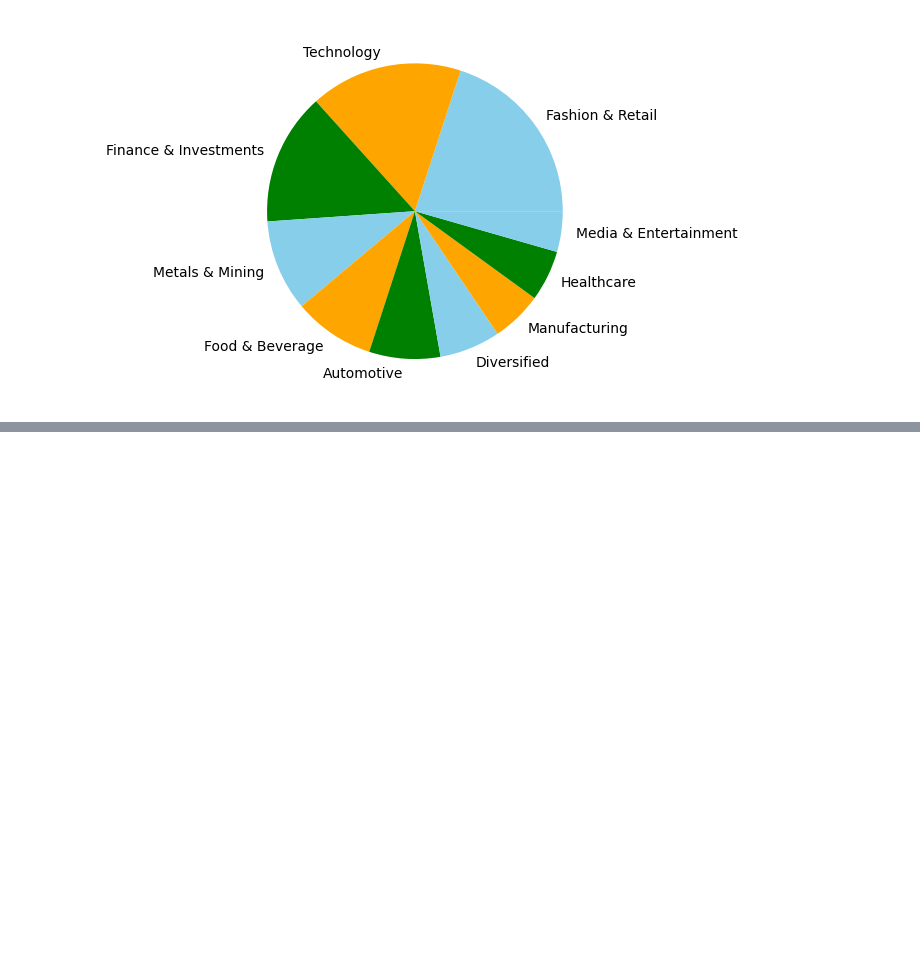
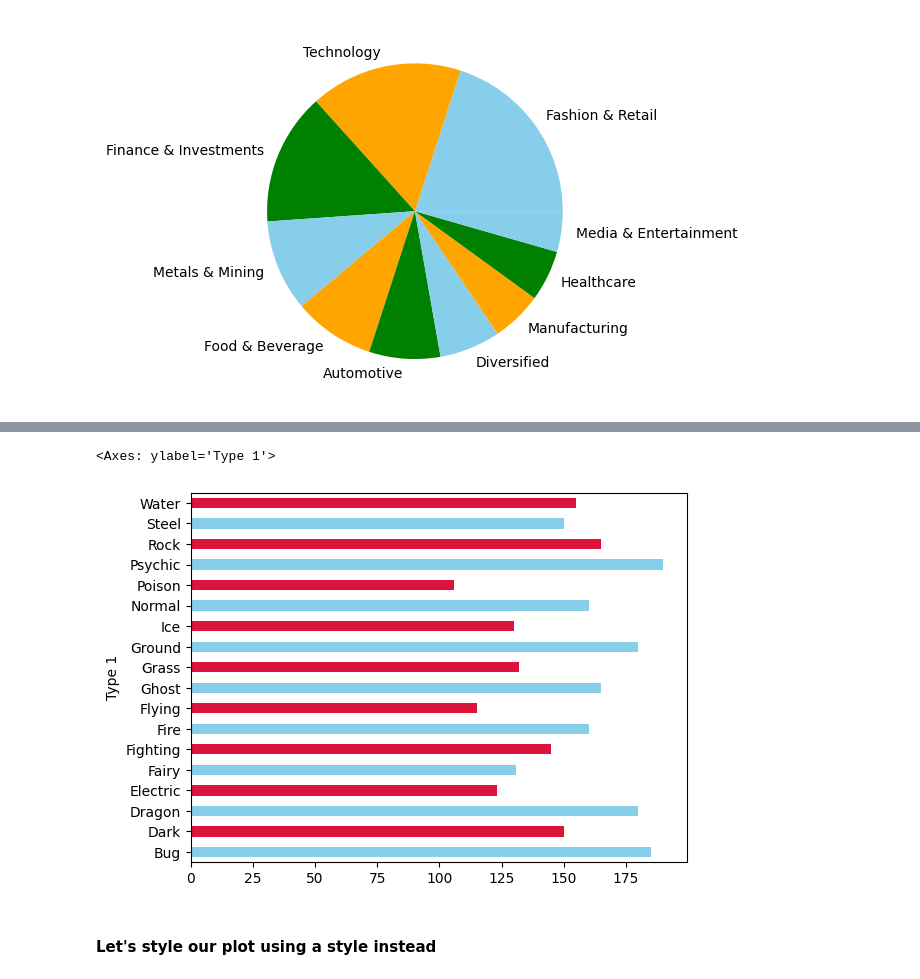
Before and after one commit to abhikr128/Pandas, a Jupyter notebook: 9_(3)matplotlib.ipynb, the cells around one changed output, grey strips where cells are left out. Drawn from its saved outputs; the diff is of its cells as text; code cells hidden in the pictures; blank space fills up the shorter version.

Commit message:
stylesheet

```diff
--- a/9_(3)matplotlib.ipynb
+++ b/9_(3)matplotlib.ipynb
@@ -78,0 +81,3 @@ plt.show()
+# %%
+pokemons = pd.read_csv('Pokemon.csv', index_col='#')
+pokemons
@@ -78,0 +99,4 @@ plt.show()
+# %%
+poke_groups = pokemons.groupby(by='Type 1')
+max_attack = poke_groups['Attack'].max()
+max_attack
@@ -78,0 +124,7 @@ plt.show()
+# %%
+max_attack.plot(kind='barh', color=('skyblue', 'crimson'))
+# %% [output]
+<Axes: ylabel='Type 1'>
+[figure, added]
+# %% [markdown]
+#### Let's style our plot using a style instead
```
Also changed, not shown: parts of 8 cells of this notebook.
